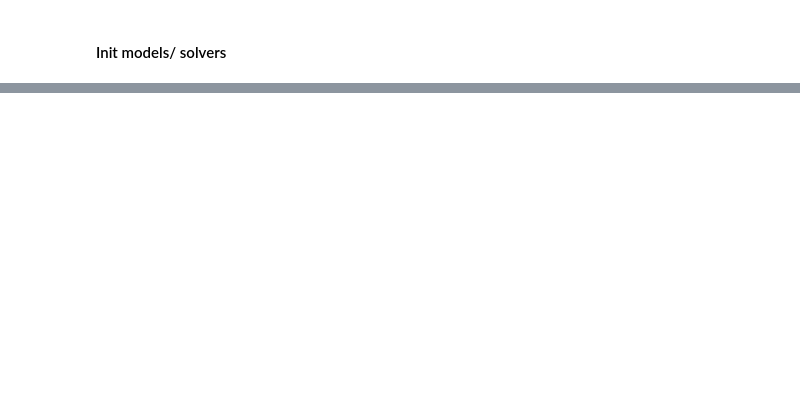
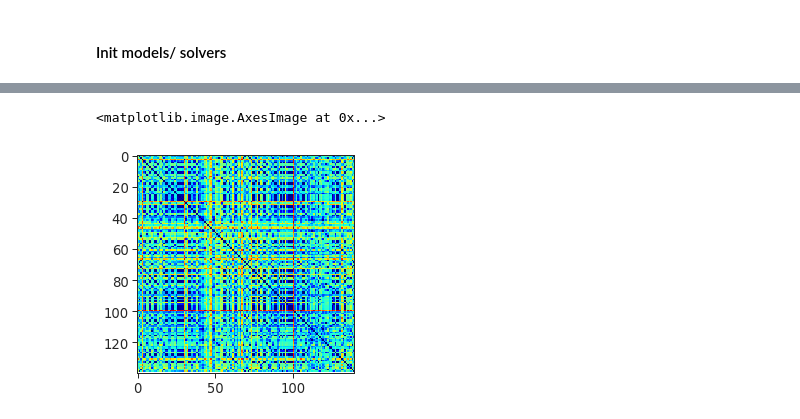
Before and after one commit to lappalainenj/mapsgan, a Jupyter notebook: examples/diversity_score.ipynb, the cells around one changed output, grey strips where cells are left out. Cells and saved outputs as stored; diff of their text form; code cells hidden in the pictures; blank space fills up the shorter version.

```diff
--- a/examples/diversity_score.ipynb
+++ b/examples/diversity_score.ipynb
@@ -496,0 +123,30 @@ Next steps:
+# %%
+model='BicycleBaseline'
+dataset, trainloader = data_loader(in_len=8,
+                                   out_len=12,
+                                   batch_size=64,
+                                   num_workers=1,
+                                   path=experiment.test_dir,
+                                   shuffle=True)
+generator = models[model]['generator']
+solver.generator = generator
+ckpt = models[model]['ckpt']
+solver.load_generator(model_path + ckpt)
+out = solver.test(trainloader)
+xy_pred = norm_scene(out['xy_pred'])
+xy_out = norm_scene(out['xy_out'])
+# %%
+def dissimilarity_matrix(xy_pred, xy_out):
+    max_size = np.max([x.size for x in xy_out]) # number of features (flattend seq dimensions)
+    # zero pad and flatten, to put into (obs, feature) matrix
+    scenes = np.zeros([len(xy_out), max_size])
+    for i, scene in enumerate(xy_out):
+        scenes[i, :scene.size] = scene.flatten()
+    scenes_pred = np.zeros([len(xy_pred), max_size])
+    for i, scene in enumerate(xy_pred):
+        scenes_pred[i, :scene.size] = scene.flatten()
+    M = np.vstack((scenes, scenes_pred))
+    dissimilarity = squareform(pdist(M, metric='cosine'))
+    return dissimilarity, pdist(scenes, metric='cosine').sum(), pdist(scenes_pred, metric='cosine').sum()
+# %%
+dm = dissimilarity_matrix(xy_pred, xy_out)
@@ -496,0 +157,5 @@ Next steps:
+# %%
+plt.imshow(dm[0], cmap='jet')
+# %% [output]
+<matplotlib.image.AxesImage at 0x...>
+[figure, added]
```
Also changed, not shown: parts of 91 cells of this notebook, 5 other files.
